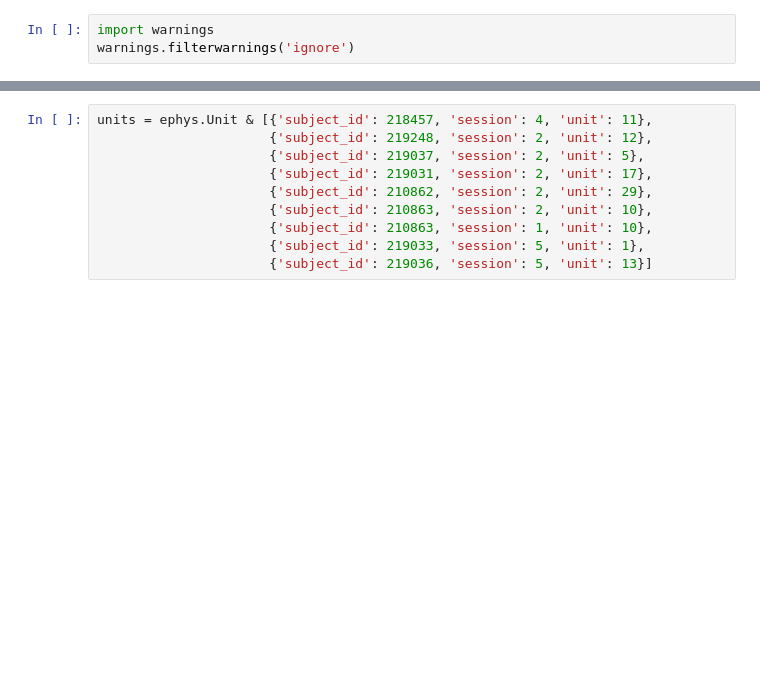
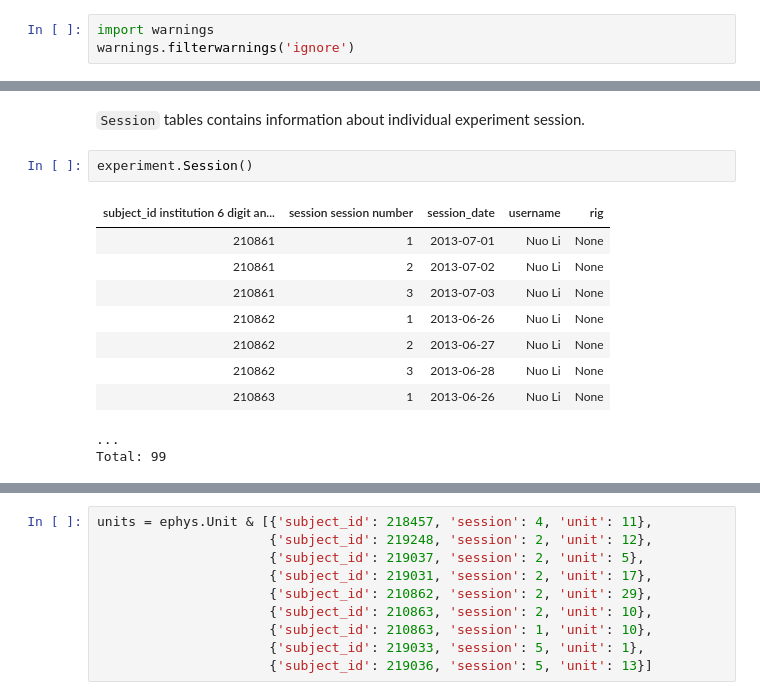
Before and after one commit to ttngu207/Li-2015a, a Jupyter notebook: notebooks/Li-2015-demo.ipynb, the cells around one changed output, grey strips where cells are left out. Saved outputs shown, nothing was run; the diff lists cells and outputs as text; blank space fills up the shorter version.

```diff
--- a/notebooks/Li-2015-demo.ipynb
+++ b/notebooks/Li-2015-demo.ipynb
@@ -53,0 +80,15 @@ ephys_erd
+# %% [markdown]
+`Session` tables contains information about individual experiment session.
+# %%
+experiment.Session()
+# %% [output]
+| subject_id institution 6 digit an... | session session number | session_date | username | rig |
+| 210861 | 1 | 2013-07-01 | Nuo Li | None |
+| 210861 | 2 | 2013-07-02 | Nuo Li | None |
+| 210861 | 3 | 2013-07-03 | Nuo Li | None |
+| 210862 | 1 | 2013-06-26 | Nuo Li | None |
+| 210862 | 2 | 2013-06-27 | Nuo Li | None |
+| 210862 | 3 | 2013-06-28 | Nuo Li | None |
+| 210863 | 1 | 2013-06-26 | Nuo Li | None |
+...
+Total: 99
```
Also changed, not shown: parts of 40 cells of this notebook, 8 other files.
